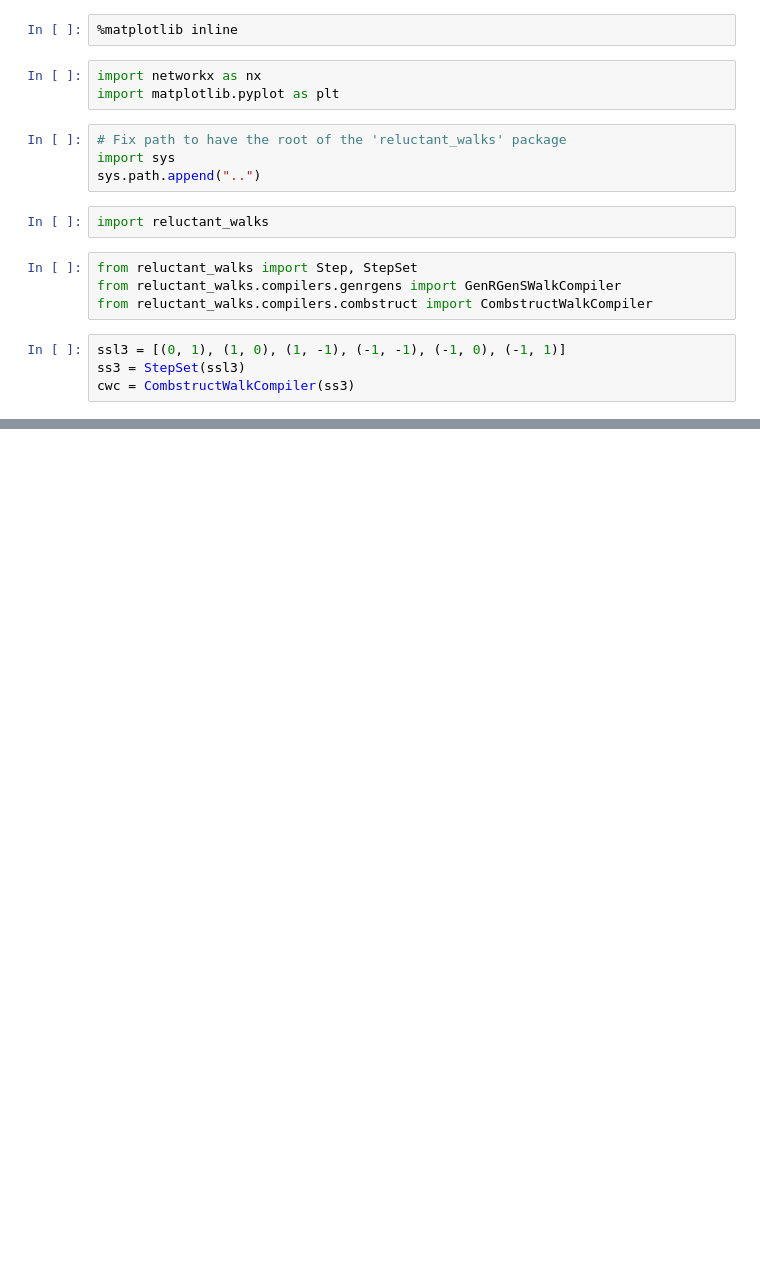
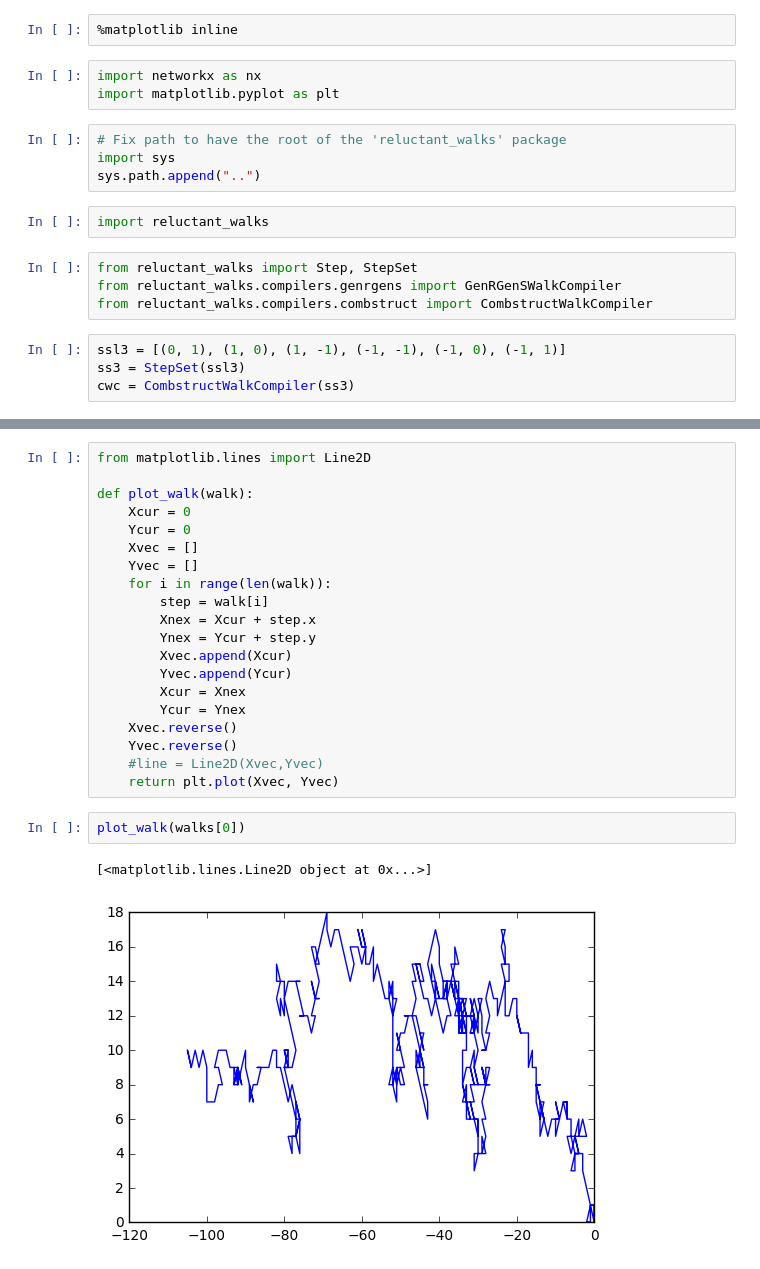
Before and after one commit to jlumbroso/reluctant-walks, a Jupyter notebook: notebook/Demo.ipynb, the cells around one changed output, grey strips where cells are left out. Drawn from its saved outputs; the diff is of its cells as text; blank space fills up the shorter version.

```diff
--- a/notebook/Demo.ipynb
+++ b/notebook/Demo.ipynb
@@ -40,0 +70,25 @@ genrgens.generate(10, 100)
+# %%
+from matplotlib.lines import Line2D
+
+def plot_walk(walk):
+    Xcur = 0
+    Ycur = 0
+    Xvec = []
+    Yvec = []
+    for i in range(len(walk)):
+        step = walk[i]
+        Xnex = Xcur + step.x
+        Ynex = Ycur + step.y
+        Xvec.append(Xcur)
+        Yvec.append(Ycur)
+        Xcur = Xnex
+        Ycur = Ynex
+    Xvec.reverse()
+    Yvec.reverse()
+    #line = Line2D(Xvec,Yvec)
+    return plt.plot(Xvec, Yvec)
+# %%
+plot_walk(walks[0])
+# %% [output]
+[<matplotlib.lines.Line2D object at 0x...>]
+[figure, added]
```
Also changed, not shown: parts of 14 cells of this notebook, 3 other files.
